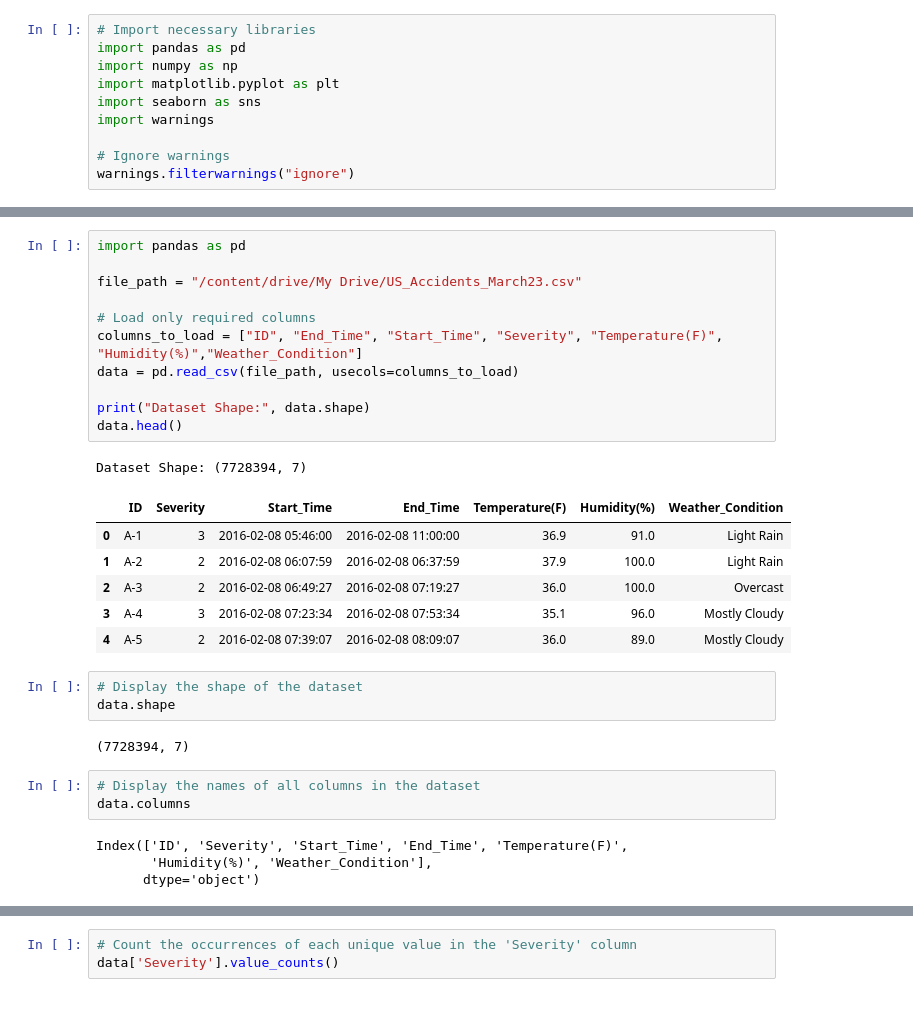
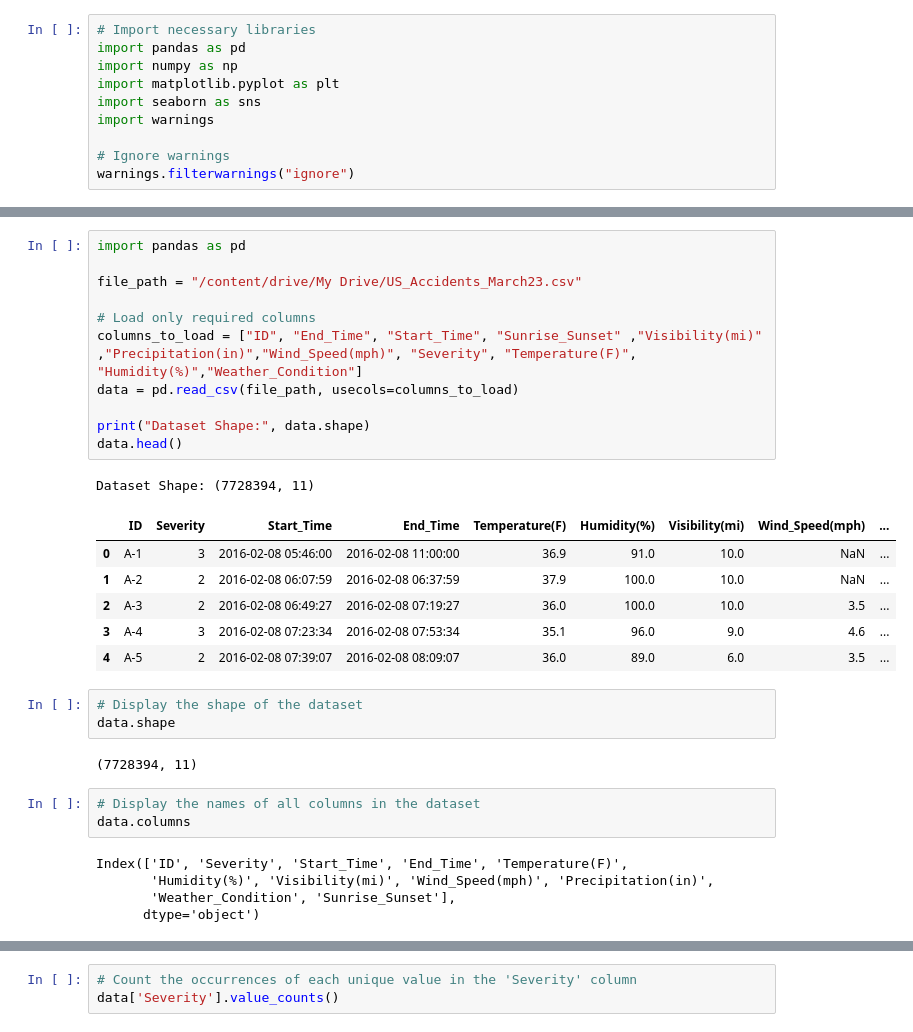
Before and after one commit to yogesherla2/DataScienceProject-23032935, a Jupyter notebook: Untitled5.ipynb, the cells around one changed output, grey strips where cells are left out. Cells and saved outputs as stored; diff of their text form.

```diff
--- a/Untitled5.ipynb
+++ b/Untitled5.ipynb
@@ -18,33 +18,34 @@ Mounted at /content/drive
 # %%
 import pandas as pd
 
 file_path = "/content/drive/My Drive/US_Accidents_March23.csv"
 
 # Load only required columns
-columns_to_load = ["ID", "End_Time", "Start_Time", "Severity", "Temperature(F)", "Humidity(%)","Weather_Condition"]
+columns_to_load = ["ID", "End_Time", "Start_Time", "Sunrise_Sunset" ,"Visibility(mi)" ,"Precipitation(in)","Wind_Speed(mph)", "Severity", "Temperature(F)", "Humidity(%)","Weather_Condition"]
 data = pd.read_csv(file_path, usecols=columns_to_load)
 
 print("Dataset Shape:", data.shape)
 data.head()
 # %% [output]
-Dataset Shape: (7728394, 7)
+Dataset Shape: (7728394, 11)
-|  | ID | Severity | Start_Time | End_Time | Temperature(F) | Humidity(%) | Weather_Condition |
-| 0 | A-1 | 3 | 2016-02-08 05:46:00 | 2016-02-08 11:00:00 | 36.9 | 91.0 | Light Rain |
-| 1 | A-2 | 2 | 2016-02-08 06:07:59 | 2016-02-08 06:37:59 | 37.9 | 100.0 | Light Rain |
-| 2 | A-3 | 2 | 2016-02-08 06:49:27 | 2016-02-08 07:19:27 | 36.0 | 100.0 | Overcast |
-| 3 | A-4 | 3 | 2016-02-08 07:23:34 | 2016-02-08 07:53:34 | 35.1 | 96.0 | Mostly Cloudy |
-| 4 | A-5 | 2 | 2016-02-08 07:39:07 | 2016-02-08 08:09:07 | 36.0 | 89.0 | Mostly Cloudy |
+|  | ID | Severity | Start_Time | End_Time | Temperature(F) | Humidity(%) | Visibility(mi) | Wind_Speed(mph) | ... |
+| 0 | A-1 | 3 | 2016-02-08 05:46:00 | 2016-02-08 11:00:00 | 36.9 | 91.0 | 10.0 | NaN | ... |
+| 1 | A-2 | 2 | 2016-02-08 06:07:59 | 2016-02-08 06:37:59 | 37.9 | 100.0 | 10.0 | NaN | ... |
+| 2 | A-3 | 2 | 2016-02-08 06:49:27 | 2016-02-08 07:19:27 | 36.0 | 100.0 | 10.0 | 3.5 | ... |
+| 3 | A-4 | 3 | 2016-02-08 07:23:34 | 2016-02-08 07:53:34 | 35.1 | 96.0 | 9.0 | 4.6 | ... |
+| 4 | A-5 | 2 | 2016-02-08 07:39:07 | 2016-02-08 08:09:07 | 36.0 | 89.0 | 6.0 | 3.5 | ... |
 # %%
 # Display the shape of the dataset
 data.shape
 # %% [output]
-(7728394, 7)
+(7728394, 11)
 # %%
 # Display the names of all columns in the dataset
 data.columns
 # %% [output]
 Index(['ID', 'Severity', 'Start_Time', 'End_Time', 'Temperature(F)',
-       'Humidity(%)', 'Weather_Condition'],
+       'Humidity(%)', 'Visibility(mi)', 'Wind_Speed(mph)', 'Precipitation(in)',
+       'Weather_Condition', 'Sunrise_Sunset'],
       dtype='object')
 # %%
 # Check for missing values in the dataset
```
Also changed, not shown: parts of 16 cells of this notebook.
